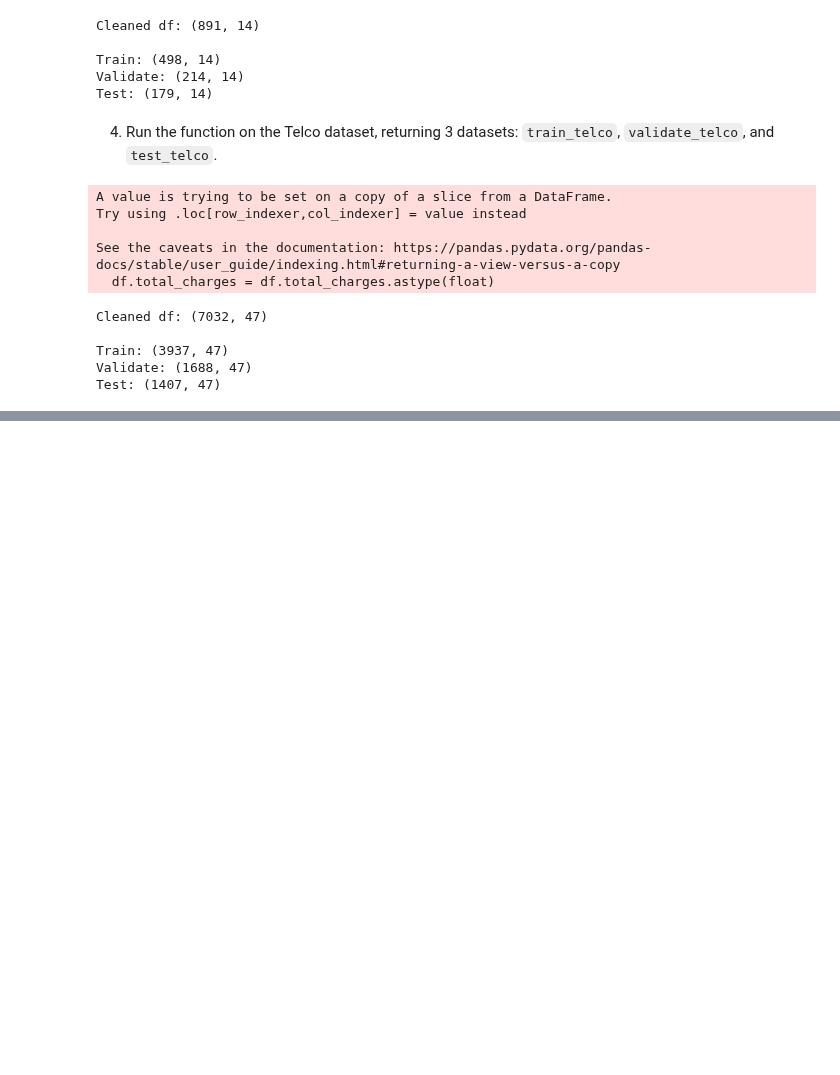
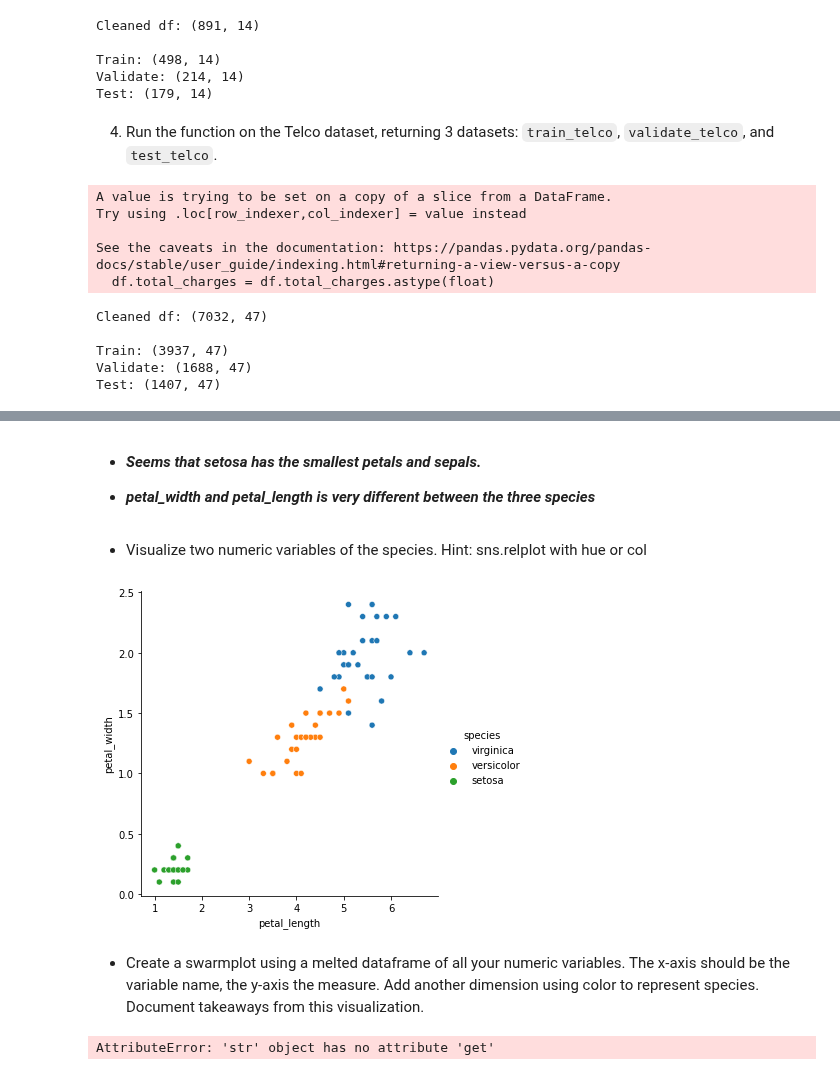
Before and after one commit to markydoug/classification-exercises, a Jupyter notebook: classification_exercises.ipynb, the cells around one changed output, grey strips where cells are left out. Saved outputs shown, nothing was run; the diff lists cells and outputs as text; code cells hidden in the pictures; blank space fills up the shorter version.

```diff
--- a/classification_exercises.ipynb
+++ b/classification_exercises.ipynb
@@ -1052,0 +1051,16 @@ On average virginica's are bigger in all forms.
+# %% [markdown]
+- ***Seems that setosa has the smallest petals and sepals.***
+
+- ***petal_width and petal_length is very different between the three species***
+# %% [markdown]
+- Visualize two numeric variables of the species. Hint: sns.relplot with hue or col
+# %%
+sns.relplot(data=iris_plot, x='petal_length', y='petal_width', hue='species');
+# %% [output]
+[figure, added]
+# %% [markdown]
+- Create a swarmplot using a melted dataframe of all your numeric variables. The x-axis should be the variable name, the y-axis the measure. Add another dimension using color to represent species. Document takeaways from this visualization.
+# %%
+sns.swarmplot(data='iris_plot', x='petal_length', y='petal_width')
+# %% [output]
+AttributeError: 'str' object has no attribute 'get'
```
Also changed, not shown: parts of 78 cells of this notebook, 1 other file.
